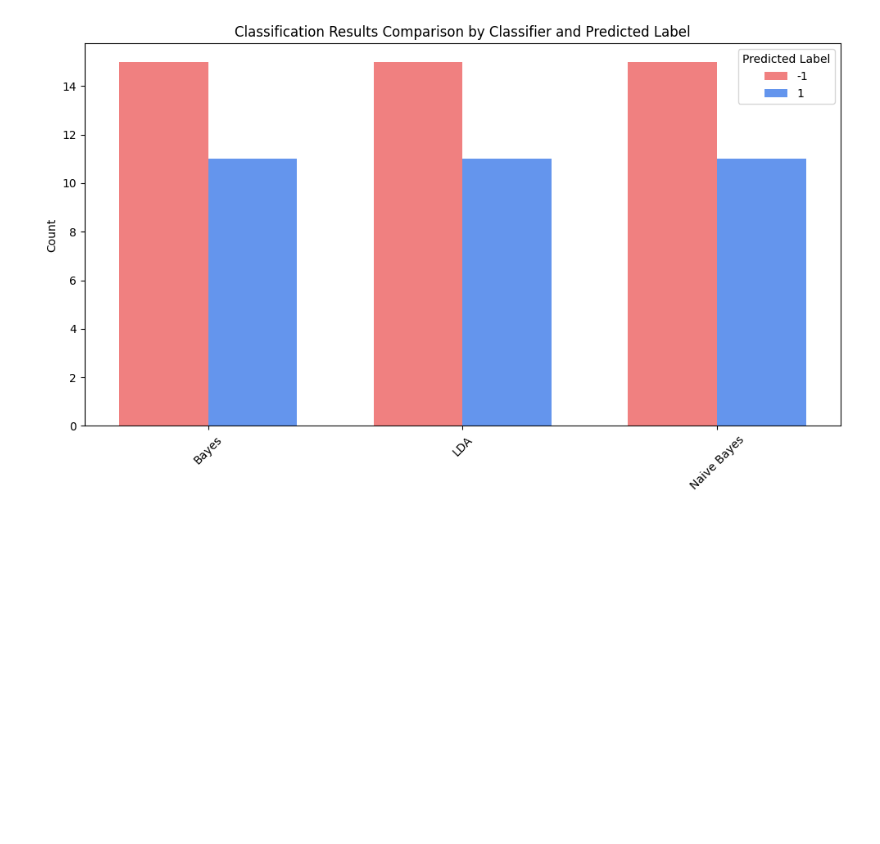
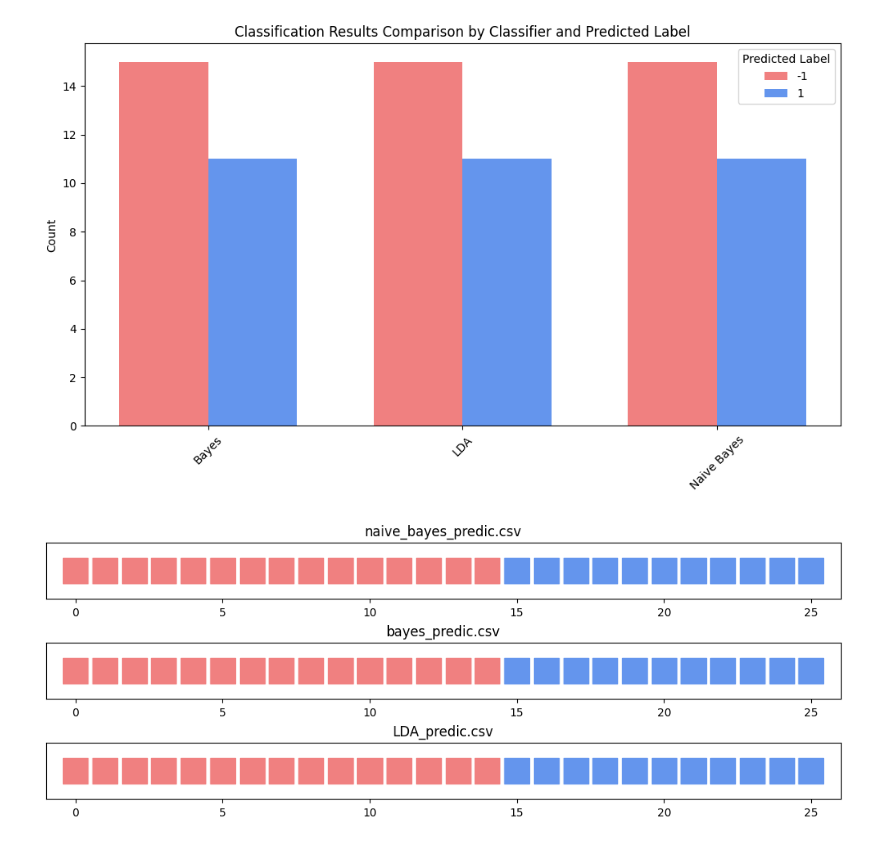
Before and after one commit to Kexueyi/EE6227-ML, a Jupyter notebook: Assignment-1-classifiers/poc_classifier.ipynb, the cells around one changed output. Drawn from its saved outputs; the diff is of its cells as text; code cells hidden in the pictures; blank space fills up the shorter version.

```diff
--- a/Assignment-1- classifiers/poc_classifier.ipynb
+++ b/Assignment-1-classifiers/poc_classifier.ipynb
@@ -617,3 +727,49 @@ plt.tight_layout()
 plt.show()
 # %% [output]
 [figure]
+# %%
+import matplotlib.pyplot as plt
+import pandas as pd
+
+# 文件列表
+files = ['naive_bayes_predic.csv', 'bayes_predic.csv', 'LDA_predic.csv']
+
+# 设置画布
+fig, axs = plt.subplots(len(files), 1, figsize=(10, len(files) * 1.25), constrained_layout=True)
+
+for idx, file in enumerate(files):
+    # 读取CSV文件
+    data = pd.read_csv(f'./results/{file}', usecols=['Predicted Label'])
+
+    # 检查是否只有一列，如果不是，取第一列
+    if len(data.columns) > 1:
+        data = data[data.columns[0]]
+
+    # 将索引作为x轴，所有值设为1作为y轴（因为我们只需要展示颜色）
+    x = data.index
+    y = [1] * len(data)
+
+    # 根据值设置颜色，-1为红色，1为蓝色
+    colors = ['lightcoral' if val == -1 else 'cornflowerblue' for val in data['Predicted Label']]
+
+    # 绘制散点图，s参数控制方块的大小
+    axs[idx].scatter(x, y, c=colors, marker='s', s=500)
+
+    # 移除y轴的标记
+    axs[idx].get_yaxis().set_visible(False)
+
+    # 设置x轴的范围为索引的最小和最大值，略微扩展
+    axs[idx].set_xlim([x.min()-1, x.max()+1])
+
+    # # 标注类别的第一个和最后一个索引
+    # first_index = x.min()
+    # last_index = x.max()
+    # axs[idx].text(first_index, 1.05, f'{first_index}', ha='center')
+    # axs[idx].text(last_index, 1.05, f'{last_index}', ha='center')
+
+    # 设置标题为文件名
+    axs[idx].set_title(file)
+
+plt.show()
+# %% [output]
+[figure, added]
```
Also changed, not shown: parts of 8 cells of this notebook, 37 other files.
